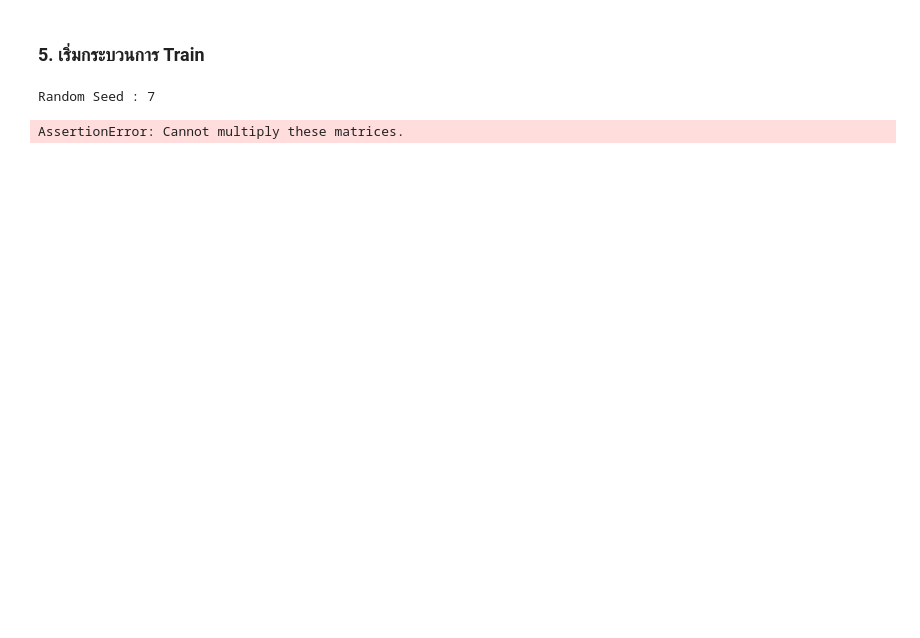
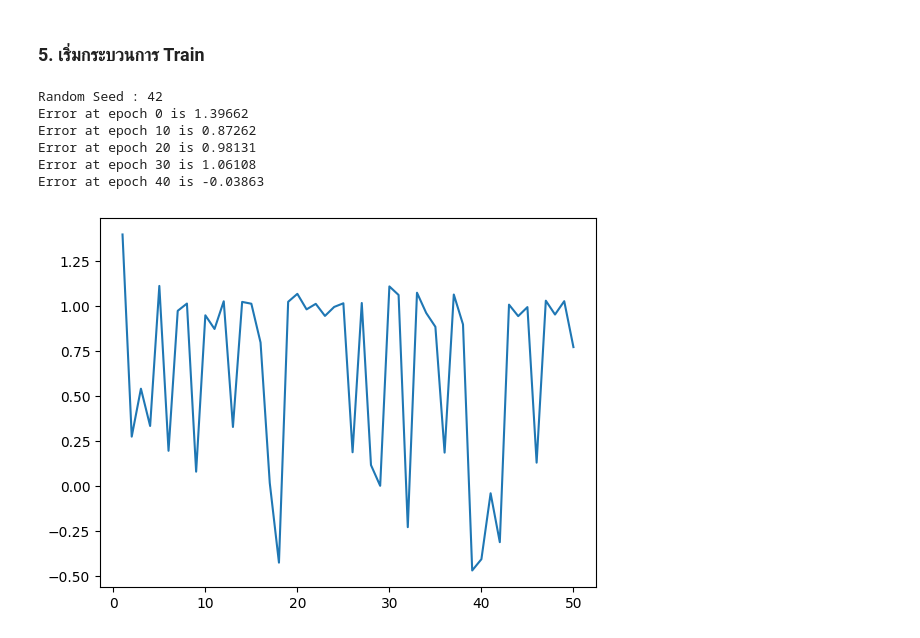
Before and after one commit to Celesca/cpe112-data-structure, a Jupyter notebook: Final_Project/Model.ipynb, the cells around one changed output. Saved outputs shown, nothing was run; the diff lists cells and outputs as text; code cells hidden in the pictures; blank space fills up the shorter version.

Commit message:
Updating the new model

```diff
--- a/Final_Project/Model.ipynb
+++ b/Final_Project/Model.ipynb
@@ -62,7 +62,7 @@ class Matrix(Array2D):
                 newMatrix[i,j] = self[i,j] * rhsMatrix[i,j]
         return newMatrix
 
-    # Dot Product
+    # Dot Product (Matrix Multiplication)
     def dotproduct(self,rhsMatrix):
         assert self.numCols() == rhsMatrix.numRows() , "Cannot multiply these matrices."
         newMatrix = Matrix( self.numRows() , rhsMatrix.numCols())
@@ -76,14 +76,20 @@ class Matrix(Array2D):
 
     #Load list
     def loadList(self,data):
-        # Check that they has 1 column or more.
-        data_column = len(data[0])
-        data_row = len(data)
+        # Check that they has 1 row or more
+        try:
+            data_column = len(data[0])
+            data_row = len(data)
+            assert (self.numCols() == data_column and self.numRows() == data_row) , "incorrect size to load data to matrix."
+            for i in range(data_row):
+                for j in range(data_column):
+                    self[i,j] = data[i][j]
 
-        assert (self.numCols() == data_column and self.numRows() == data_row) , "incorrect size to load data to matrix."
-        for i in range(data_row):
-            for j in range(data_column):
-                self[i,j] = data[i][j]
+        except: # For the 1 row
+            for i in range(len(data)):
+                self[0,i] = data[i]
+
+
 
     def reshape(self,row,col):
 
@@ -763,10 +737,15 @@ No.Output Unit:  2
 # %% [markdown]
 ### 5. เริ่มกระบวนการ Train
 # %%
-myModel.trainModel(7,50,0.01)
+myModel.trainModel(42,50,0.001)
 # %% [output]
-Random Seed : 7
+Random Seed : 42
+Error at epoch 0 is 1.39662
+Error at epoch 10 is 0.87262
+Error at epoch 20 is 0.98131
+Error at epoch 30 is 1.06108
+Error at epoch 40 is -0.03863
-AssertionError: Cannot multiply these matrices.
+[figure, added]
 # %%
 myModel._weights_input_hidden
 # %% [output]
```
Also changed, not shown: parts of 18 cells of this notebook, 3 other files.
